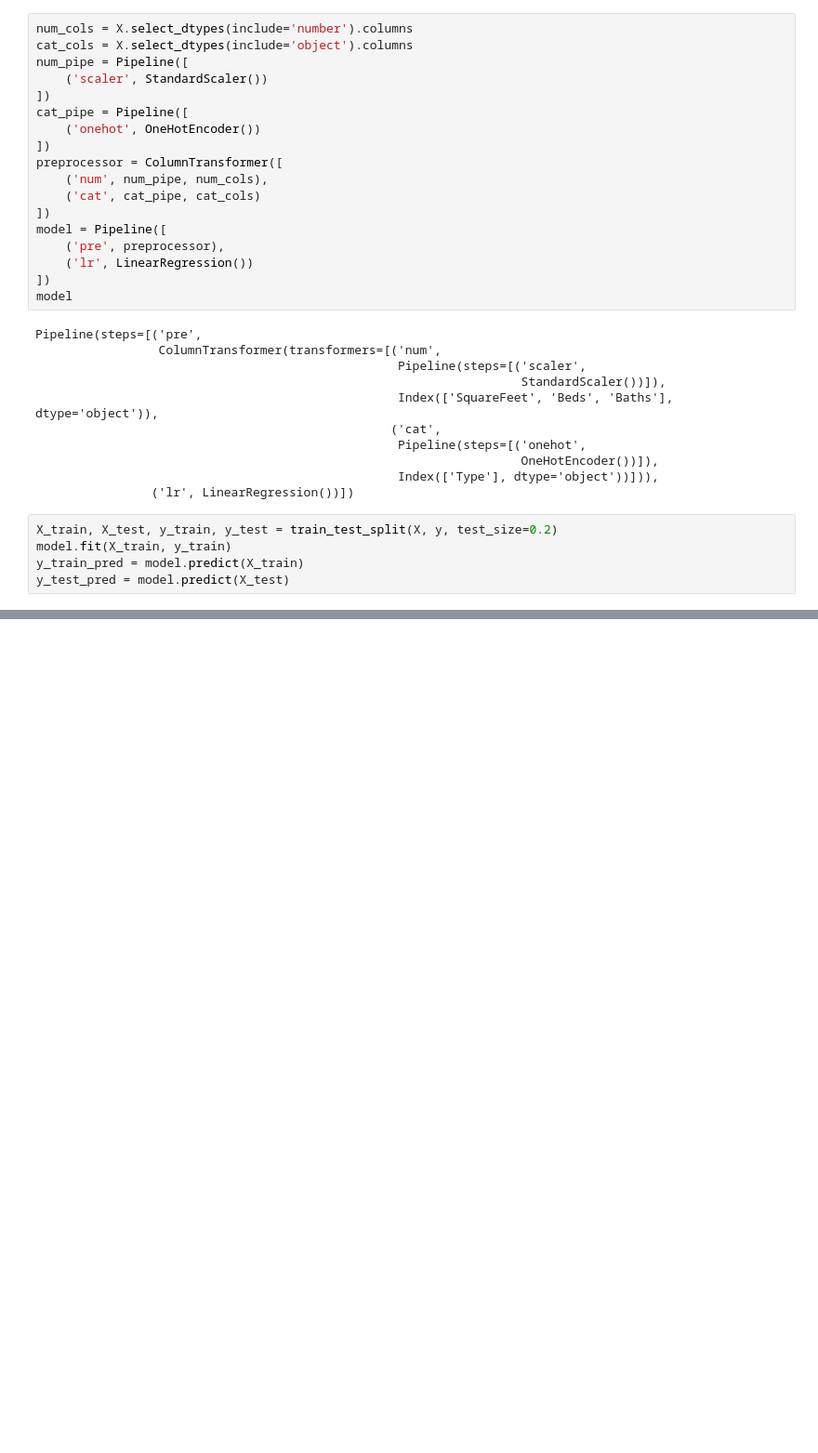
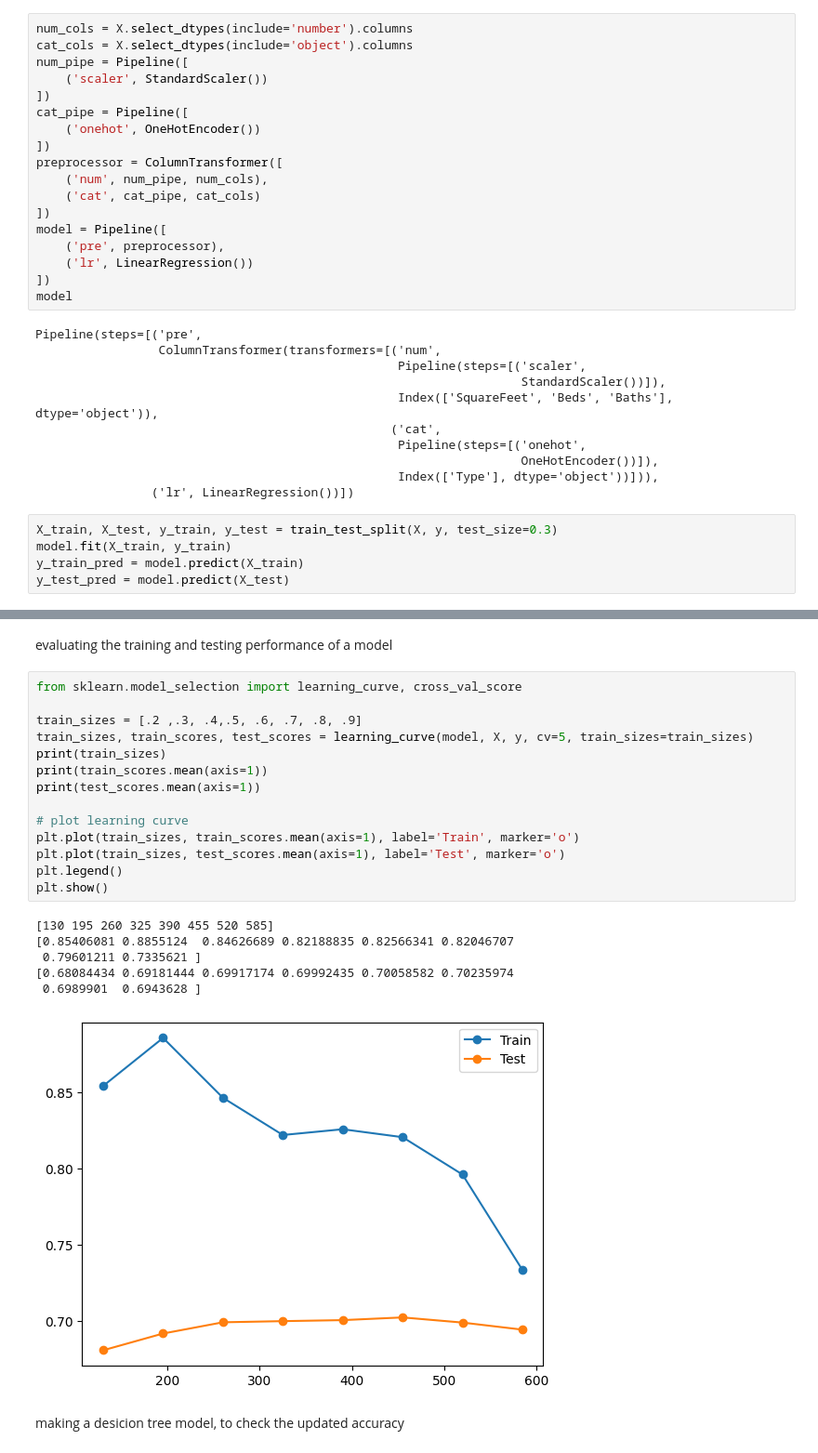
Before and after one commit to 0gaurav4/AI-2024, a Jupyter notebook: supervisedLearning/multipleLR.ipynb, the cells around one changed output, grey strips where cells are left out. Shown at 93% size. Cells and saved outputs as stored; diff of their text form; blank space fills up the shorter version.

```diff
--- a/supervisedLearning/multipleLR.ipynb
+++ b/supervisedLearning/multipleLR.ipynb
@@ -179,7 +179,7 @@ Pipeline(steps=[('pre',
                                                   Index(['Type'], dtype='object'))])),
                 ('lr', LinearRegression())])
 # %%
-X_train, X_test, y_train, y_test = train_test_split(X, y, test_size=0.2)
+X_train, X_test, y_train, y_test = train_test_split(X, y, test_size=0.3)
 model.fit(X_train, y_train)
 y_train_pred = model.predict(X_train)
 y_test_pred = model.predict(X_test)
@@ -206,0 +267,25 @@ MAE: 28760.834171824547
+# %% [markdown]
+evaluating the training and testing performance of a model
+# %%
+from sklearn.model_selection import learning_curve, cross_val_score
+
+train_sizes = [.2 ,.3, .4,.5, .6, .7, .8, .9]
+train_sizes, train_scores, test_scores = learning_curve(model, X, y, cv=5, train_sizes=train_sizes)
+print(train_sizes)
+print(train_scores.mean(axis=1))
+print(test_scores.mean(axis=1))
+
+# plot learning curve
+plt.plot(train_sizes, train_scores.mean(axis=1), label='Train', marker='o')
+plt.plot(train_sizes, test_scores.mean(axis=1), label='Test', marker='o')
+plt.legend()
+plt.show()
+# %% [output]
+[130 195 260 325 390 455 520 585]
+[0.85406081 0.8855124  0.84626689 0.82188835 0.82566341 0.82046707
+ 0.79601211 0.7335621 ]
+[0.68084434 0.69181444 0.69917174 0.69992435 0.70058582 0.70235974
+ 0.6989901  0.6943628 ]
+[figure, added]
+# %% [markdown]
+making a desicion tree model, to check the updated accuracy
```
Also changed, not shown: parts of 13 cells of this notebook, 1 other file.
